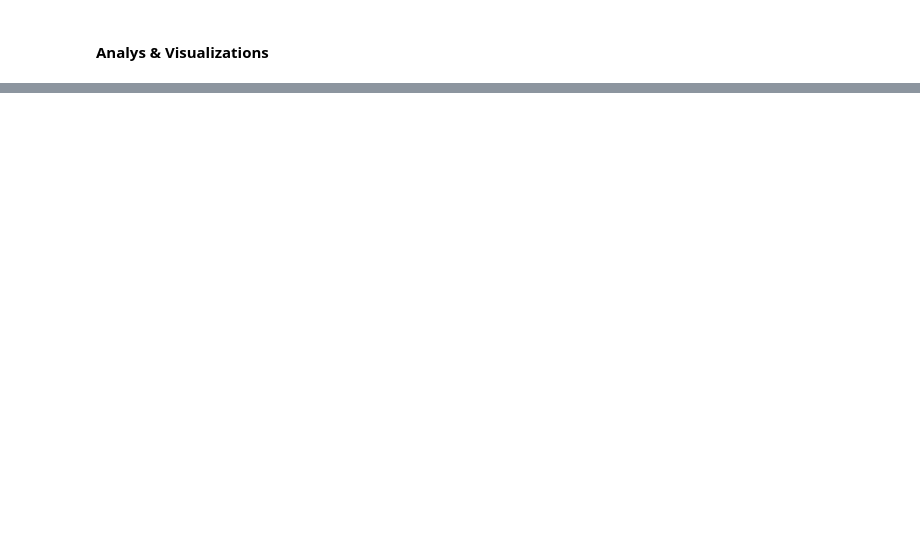
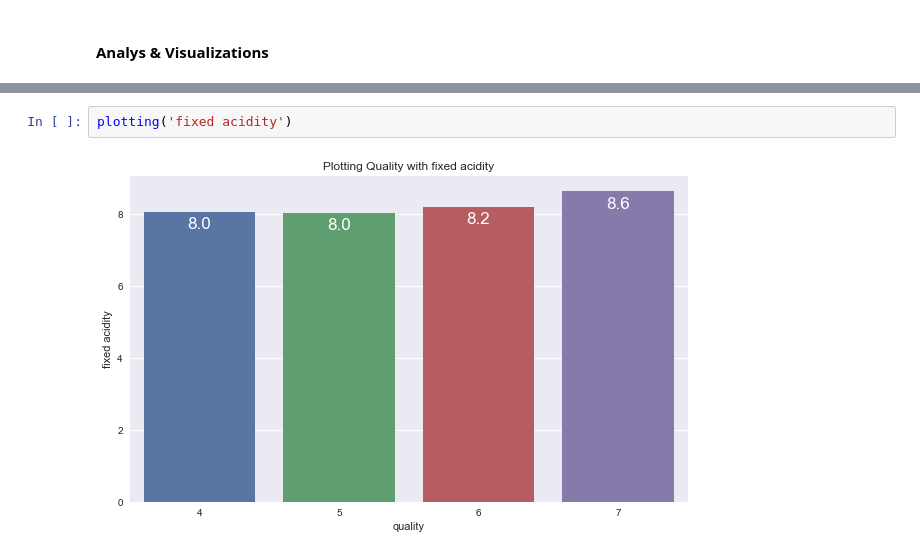
Before and after one commit to AgungYogaSetiawan/Project-Classification-Red-Wine-Quality, a Jupyter notebook: Project Regression & Classification Red Wine Quality.ipynb, the cells around one changed output, grey strips where cells are left out. Drawn from its saved outputs; the diff is of its cells as text; blank space fills up the shorter version.

```diff
--- a/Project Regression & Classification Red Wine Quality.ipynb
+++ b/Project Regression & Classification Red Wine Quality.ipynb
@@ -306,0 +351,4 @@ dtype: int64
+# %%
+plotting('fixed acidity')
+# %% [output]
+[figure, added]
```
Also changed, not shown: parts of 9 cells of this notebook.
